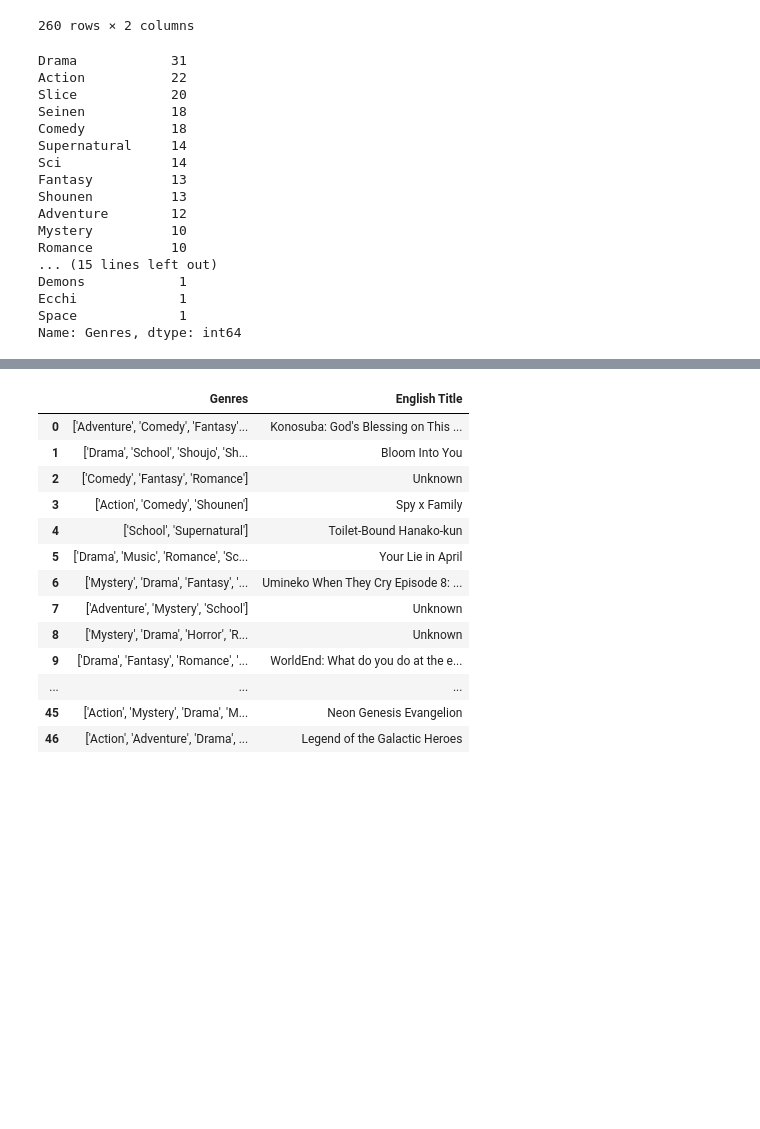
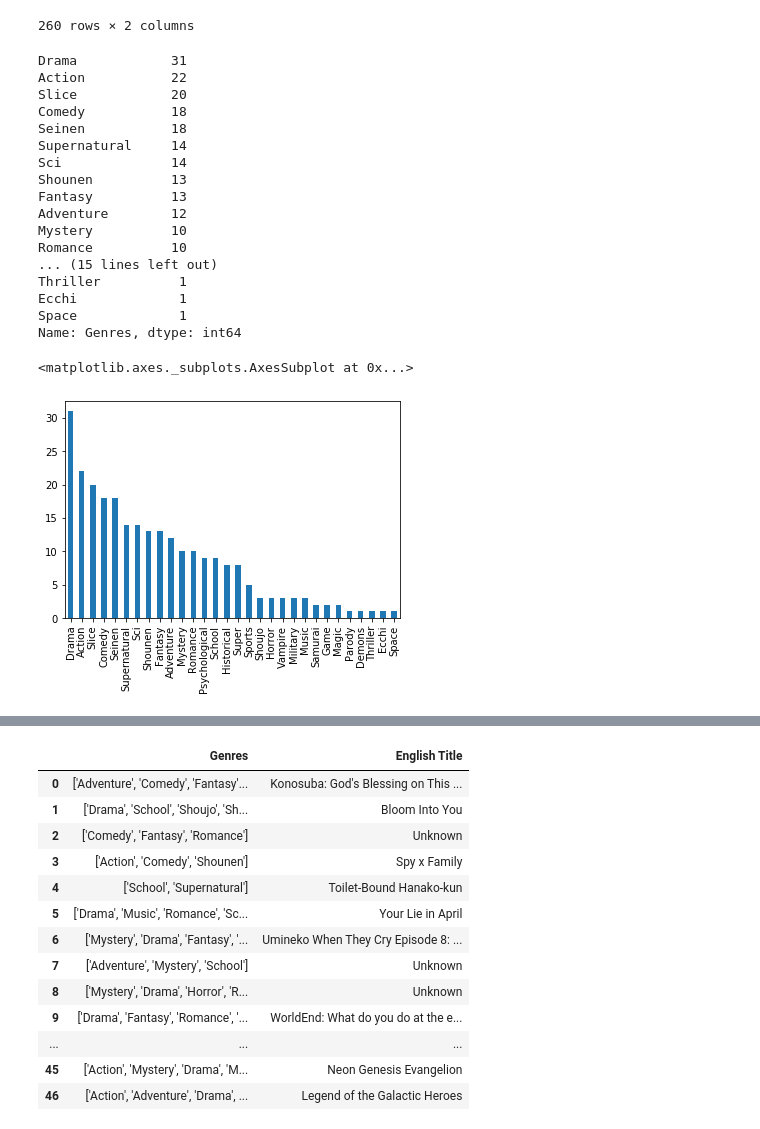
Before and after one commit to nelsont87/Mangacategory, a Jupyter notebook: Cleaning Manga data.ipynb, the cells around one changed output, grey strips where cells are left out. Drawn from its saved outputs; the diff is of its cells as text; code cells hidden in the pictures; blank space fills up the shorter version.

Commit message:
made graphs of the genres that are popular for the top manga

```diff
--- a/Cleaning Manga data.ipynb
+++ b/Cleaning Manga data.ipynb
@@ -78,25 +78,31 @@ exploded_df
 260 rows × 2 columns
 # %%
 #getting the counts of the different genres
-exploded_df["Genres"].value_counts()
+top = exploded_df["Genres"].value_counts()
+top
 # %% [output]
 Drama            31
 Action           22
 Slice            20
+Comedy           18
 Seinen           18
-Comedy           18
 Supernatural     14
 Sci              14
+Shounen          13
 Fantasy          13
-Shounen          13
 Adventure        12
 Mystery          10
 Romance          10
 ... (15 lines left out)
-Demons            1
+Thriller          1
 Ecchi             1
 Space             1
 Name: Genres, dtype: int64
+# %%
+top.plot(kind = "bar")
+# %% [output]
+<matplotlib.axes._subplots.AxesSubplot at 0x...>
+[figure, added]
 # %%
 next_fifty = pd.read_csv("02_page_top50-100mangaMAL.csv")
 next_fifty
```
Also changed, not shown: parts of 2 cells of this notebook.
